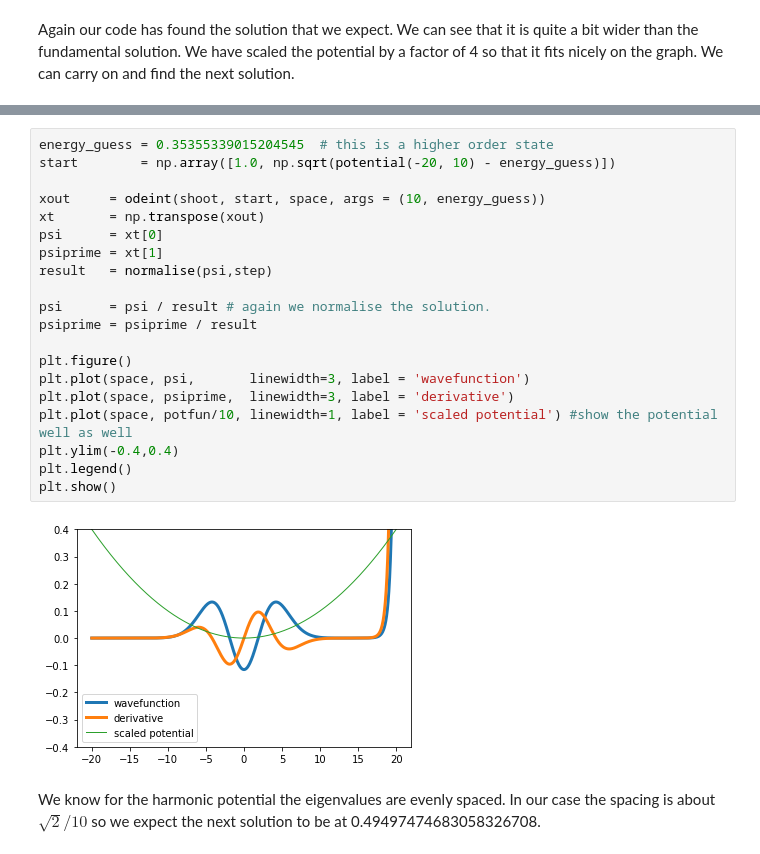
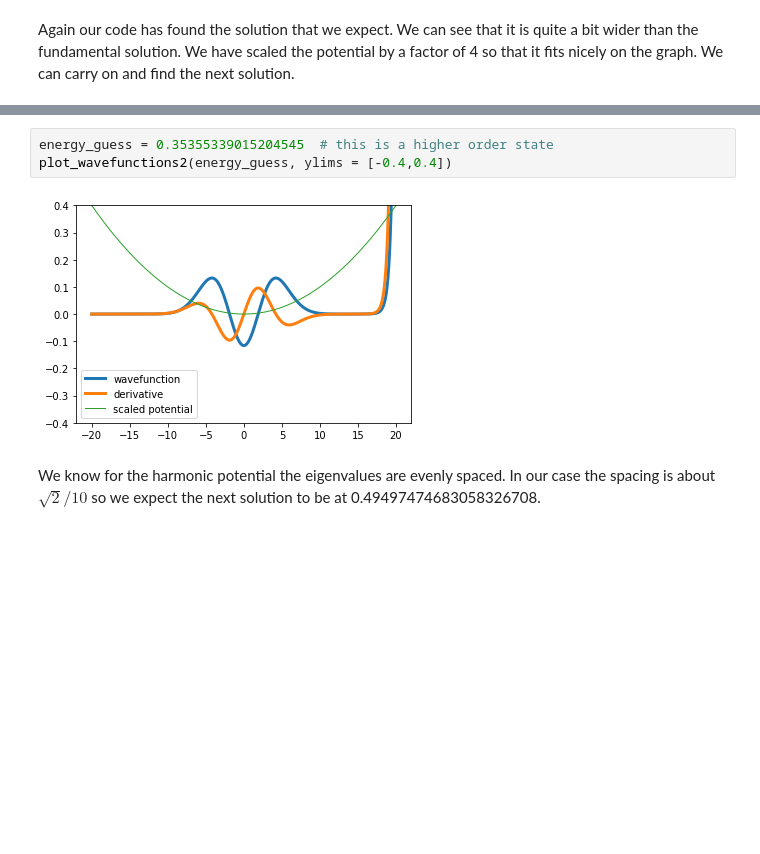
Before and after one commit to hjelleyman/lorentz, a Jupyter notebook: schrodinger2.ipynb, the cells around one changed output, grey strips where cells are left out. Cells and saved outputs as stored; diff of their text form; blank space fills up the shorter version.

```diff
--- a/schrodinger2.ipynb
+++ b/schrodinger2.ipynb
@@ -489,24 +568,7 @@ find_harmonic(0.25, 0.6, 10)
-# %%
-energy_guess = 0.35355339015204545  # this is a higher order state
-start        = np.array([1.0, np.sqrt(potential(-20, 10) - energy_guess)])
-
-xout     = odeint(shoot, start, space, args = (10, energy_guess))
-xt       = np.transpose(xout)
-psi      = xt[0]
-psiprime = xt[1]
-result   = normalise(psi,step)
-
-psi      = psi / result # again we normalise the solution.
-psiprime = psiprime / result
-
-plt.figure()
-plt.plot(space, psi,       linewidth=3, label = 'wavefunction')
-plt.plot(space, psiprime,  linewidth=3, label = 'derivative')
-plt.plot(space, potfun/10, linewidth=1, label = 'scaled potential') #show the potential well as well
-plt.ylim(-0.4,0.4)
-plt.legend()
-plt.show()
-# %% [output]
-[figure, removed]
+# %%
+energy_guess = 0.35355339015204545  # this is a higher order state
+plot_wavefunctions2(energy_guess, ylims = [-0.4,0.4])
+# %% [output]
+[figure, added]
 # %% [markdown]
 We know for the harmonic potential the eigenvalues are evenly spaced. In our case the spacing is about $\sqrt{2}/10$ so we expect the next solution to be at 0.49497474683058326708.
```
Also changed, not shown: parts of 24 cells of this notebook, 1 other file.
